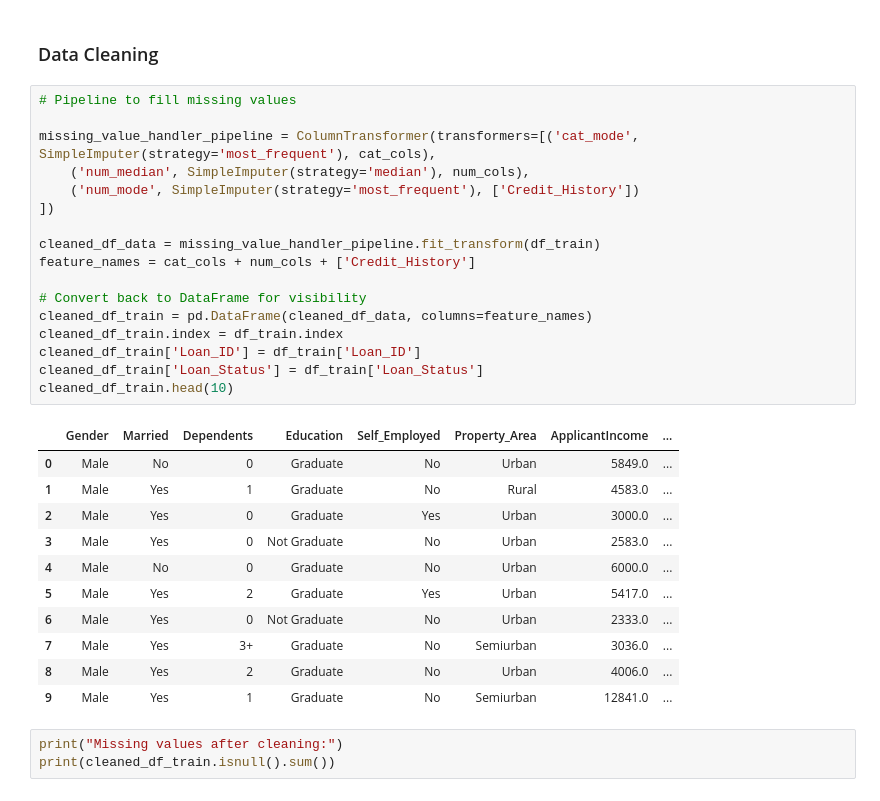
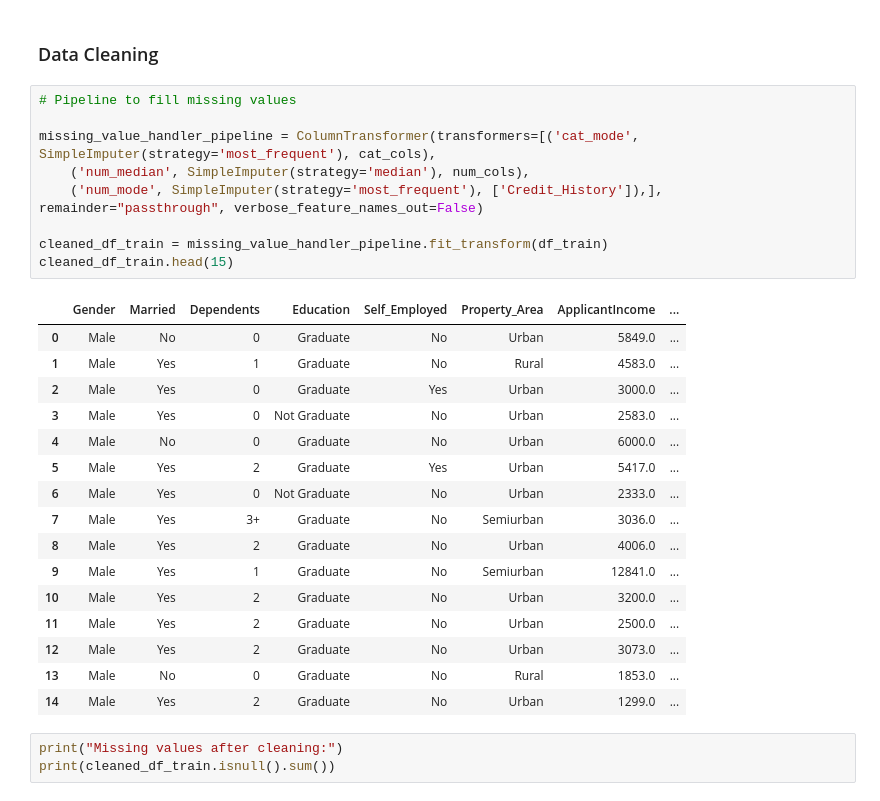
Before and after one commit to Hope426/group_3_ds613, a Jupyter notebook: main_notebook.ipynb, the cells around one changed output. Saved outputs shown, nothing was run; the diff lists cells and outputs as text.

```diff
--- a/main_notebook.ipynb
+++ b/main_notebook.ipynb
@@ -120,32 +125,29 @@ print(num_cols)
 # %%
 # Pipeline to fill missing values
 
 missing_value_handler_pipeline = ColumnTransformer(transformers=[('cat_mode', SimpleImputer(strategy='most_frequent'), cat_cols),
     ('num_median', SimpleImputer(strategy='median'), num_cols),
-    ('num_mode', SimpleImputer(strategy='most_frequent'), ['Credit_History'])
-])
+    ('num_mode', SimpleImputer(strategy='most_frequent'), ['Credit_History']),], remainder="passthrough", verbose_feature_names_out=False)
 
-cleaned_df_data = missing_value_handler_pipeline.fit_transform(df_train)
-feature_names = cat_cols + num_cols + ['Credit_History']
-
-# Convert back to DataFrame for visibility
-cleaned_df_train = pd.DataFrame(cleaned_df_data, columns=feature_names)
-cleaned_df_train.index = df_train.index
-cleaned_df_train['Loan_ID'] = df_train['Loan_ID']
-cleaned_df_train['Loan_Status'] = df_train['Loan_Status']
-cleaned_df_train.head(10)
+cleaned_df_train = missing_value_handler_pipeline.fit_transform(df_train)
+cleaned_df_train.head(15)
 # %% [output]
 |  | Gender | Married | Dependents | Education | Self_Employed | Property_Area | ApplicantIncome | ... |
 | 0 | Male | No | 0 | Graduate | No | Urban | 5849.0 | ... |
 | 1 | Male | Yes | 1 | Graduate | No | Rural | 4583.0 | ... |
 | 2 | Male | Yes | 0 | Graduate | Yes | Urban | 3000.0 | ... |
 | 3 | Male | Yes | 0 | Not Graduate | No | Urban | 2583.0 | ... |
 | 4 | Male | No | 0 | Graduate | No | Urban | 6000.0 | ... |
 | 5 | Male | Yes | 2 | Graduate | Yes | Urban | 5417.0 | ... |
 | 6 | Male | Yes | 0 | Not Graduate | No | Urban | 2333.0 | ... |
 | 7 | Male | Yes | 3+ | Graduate | No | Semiurban | 3036.0 | ... |
 | 8 | Male | Yes | 2 | Graduate | No | Urban | 4006.0 | ... |
 | 9 | Male | Yes | 1 | Graduate | No | Semiurban | 12841.0 | ... |
+| 10 | Male | Yes | 2 | Graduate | No | Urban | 3200.0 | ... |
+| 11 | Male | Yes | 2 | Graduate | No | Urban | 2500.0 | ... |
+| 12 | Male | Yes | 2 | Graduate | No | Urban | 3073.0 | ... |
+| 13 | Male | No | 0 | Graduate | No | Rural | 1853.0 | ... |
+| 14 | Male | Yes | 2 | Graduate | No | Urban | 1299.0 | ... |
 # %%
 print("Missing values after cleaning:")
 print(cleaned_df_train.isnull().sum())
```
Also changed, not shown: parts of 14 cells of this notebook.
